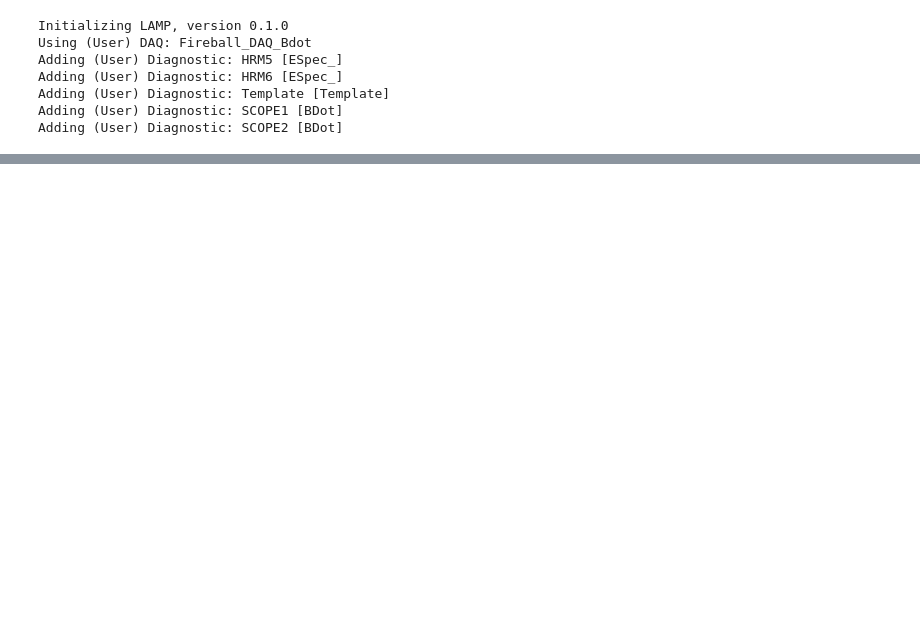
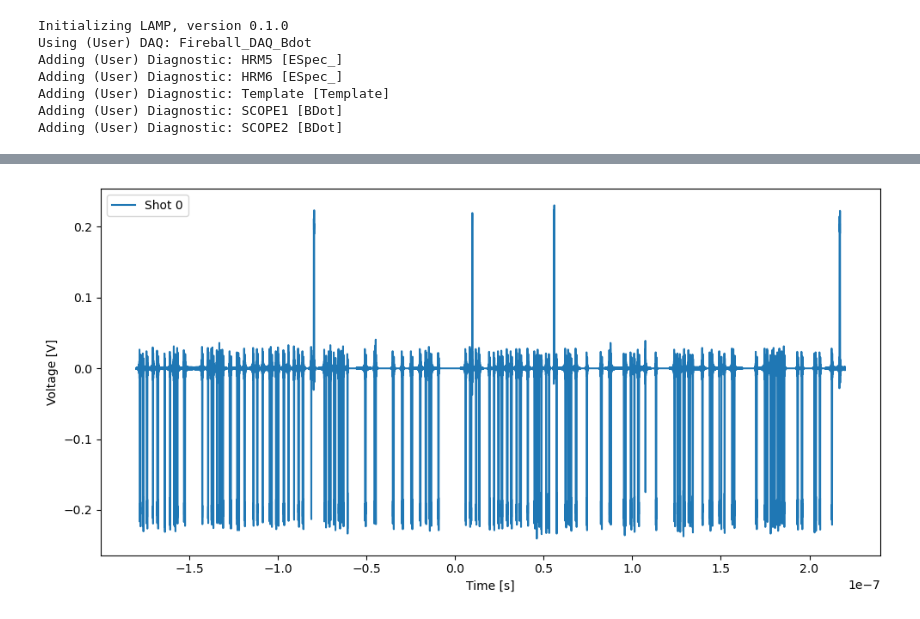
Before and after one commit to ELos385/Fireball_III_analysis, a Jupyter notebook: scripts/BDots/BDot_test.ipynb, the cells around one changed output, grey strips where cells are left out. Saved outputs shown, nothing was run; the diff lists cells and outputs as text; code cells hidden in the pictures; blank space fills up the shorter version.

```diff
--- a/scripts/BDots/BDot_test.ipynb
+++ b/scripts/BDots/BDot_test.ipynb
@@ -70,0 +73,4 @@ fig = plt.plot(shot_data[1]['time'], shot_data[1]['channels'][:, 1])
+# %%
+template.plot_scope(shot_data[0], channels=['CH2'])
+# %% [output]
+[figure, added]
```
Also changed, not shown: parts of 6 cells of this notebook, 1 other file.
